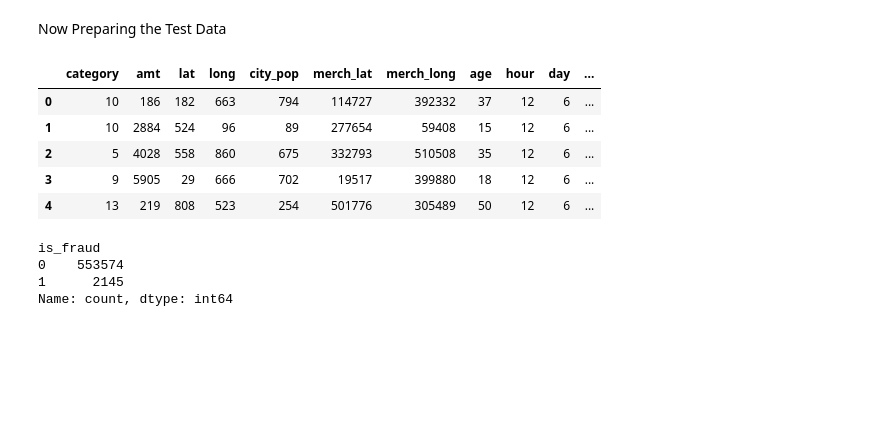
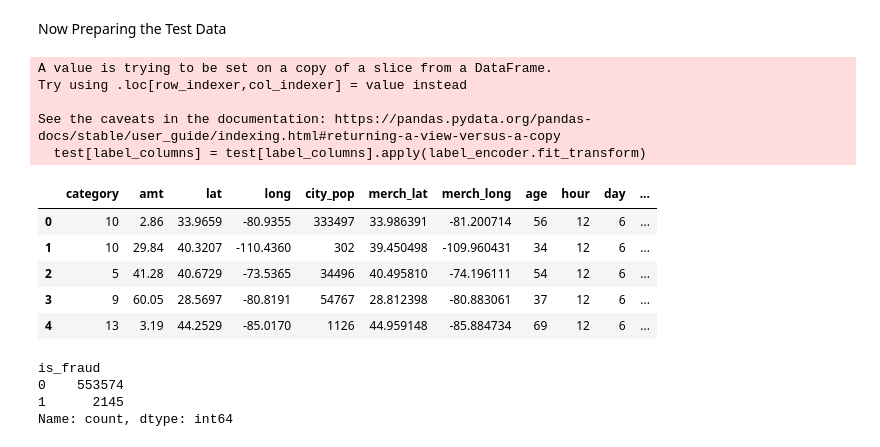
Before and after one commit to awaisnazir08/CODSOFT, a Jupyter notebook: Credit Card Fraud Detection/Fraud Detection.ipynb, the cells around one changed output. Cells and saved outputs as stored; diff of their text form; code cells hidden in the pictures; blank space fills up the shorter version.

```diff
--- a/Credit Card Fraud Detection/Fraud Detection.ipynb
+++ b/Credit Card Fraud Detection/Fraud Detection.ipynb
@@ -382,18 +398,27 @@ test_data['day'] = pd.to_datetime(test_data['trans_date_trans_time']).dt.dayofwe
 test_data['hour'] = pd.to_datetime(test_data['trans_date_trans_time']).dt.hour
 test_data['month'] = pd.to_datetime(test_data['trans_date_trans_time']).dt.month
 # %%
-test = test_data[['category','amt','lat','long','city_pop','merch_lat','merch_long','age','hour','day','month','is_fraud', 'job']]
-from sklearn.preprocessing import LabelEncoder
-encoder = LabelEncoder()
-test = test.apply(LabelEncoder().fit_transform)
+test=test_data[['category','amt','lat','long','city_pop','merch_lat','merch_long','age','hour','day','month','is_fraud', 'job']]
+
+# Assuming test is your DataFrame
+label_columns = ['category', 'job']
+
+# Apply LabelEncoder to columns with ordinal categories
+label_encoder = LabelEncoder()
+test[label_columns] = test[label_columns].apply(label_encoder.fit_transform)
 test.head()
 # %% [output]
+A value is trying to be set on a copy of a slice from a DataFrame.
+Try using .loc[row_indexer,col_indexer] = value instead
+
+See the caveats in the documentation: https://pandas.pydata.org/pandas-docs/stable/user_guide/indexing.html#returning-a-view-versus-a-copy
+  test[label_columns] = test[label_columns].apply(label_encoder.fit_transform)
 |  | category | amt | lat | long | city_pop | merch_lat | merch_long | age | hour | day | ... |
-| 0 | 10 | 186 | 182 | 663 | 794 | 114727 | 392332 | 37 | 12 | 6 | ... |
-| 1 | 10 | 2884 | 524 | 96 | 89 | 277654 | 59408 | 15 | 12 | 6 | ... |
-| 2 | 5 | 4028 | 558 | 860 | 675 | 332793 | 510508 | 35 | 12 | 6 | ... |
-| 3 | 9 | 5905 | 29 | 666 | 702 | 19517 | 399880 | 18 | 12 | 6 | ... |
-| 4 | 13 | 219 | 808 | 523 | 254 | 501776 | 305489 | 50 | 12 | 6 | ... |
+| 0 | 10 | 2.86 | 33.9659 | -80.9355 | 333497 | 33.986391 | -81.200714 | 56 | 12 | 6 | ... |
+| 1 | 10 | 29.84 | 40.3207 | -110.4360 | 302 | 39.450498 | -109.960431 | 34 | 12 | 6 | ... |
+| 2 | 5 | 41.28 | 40.6729 | -73.5365 | 34496 | 40.495810 | -74.196111 | 54 | 12 | 6 | ... |
+| 3 | 9 | 60.05 | 28.5697 | -80.8191 | 54767 | 28.812398 | -80.883061 | 37 | 12 | 6 | ... |
+| 4 | 13 | 3.19 | 44.2529 | -85.0170 | 1126 | 44.959148 | -85.884734 | 69 | 12 | 6 | ... |
 # %%
 X_test = test.drop("is_fraud", axis=1)
 y_test = test["is_fraud"]
```
Also changed, not shown: parts of 19 cells of this notebook, 4 other files.
